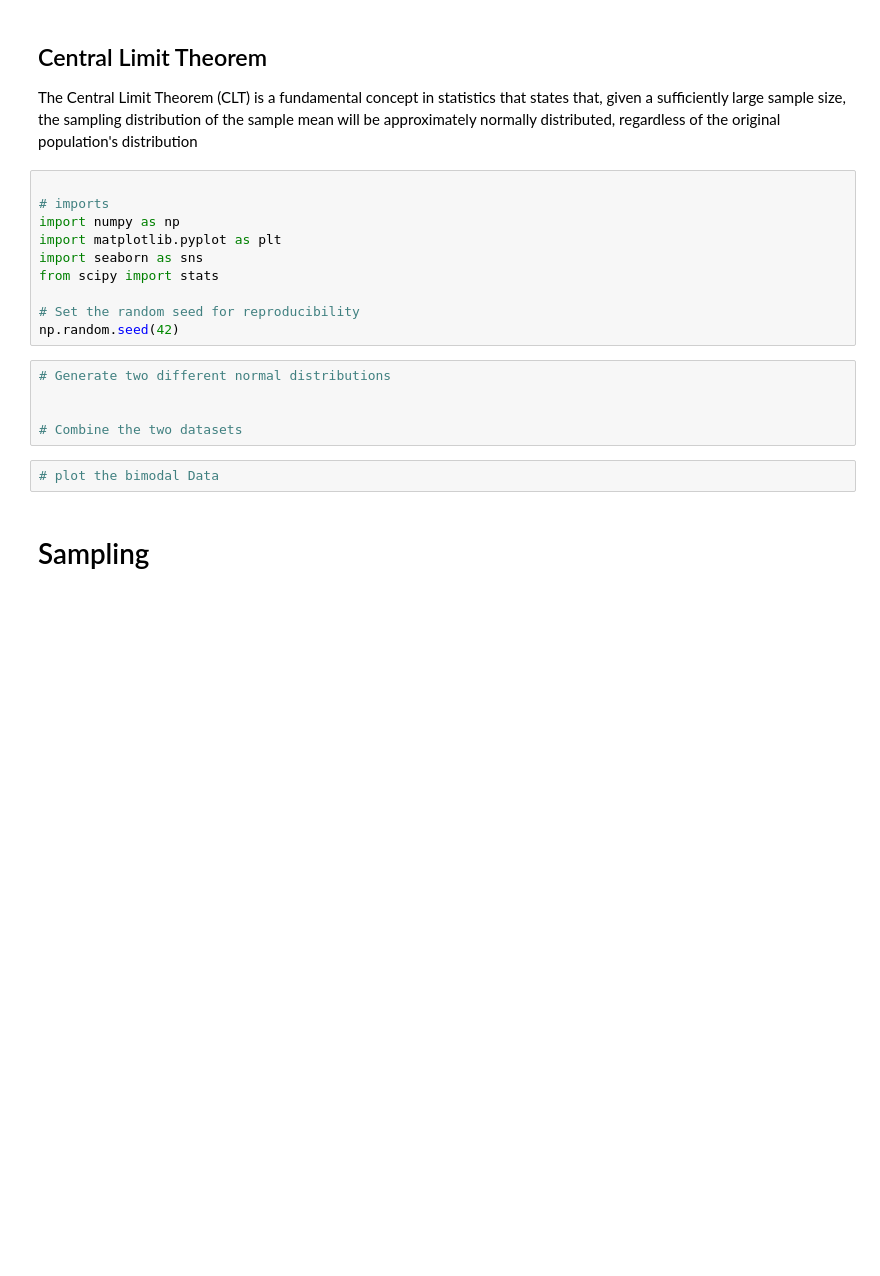
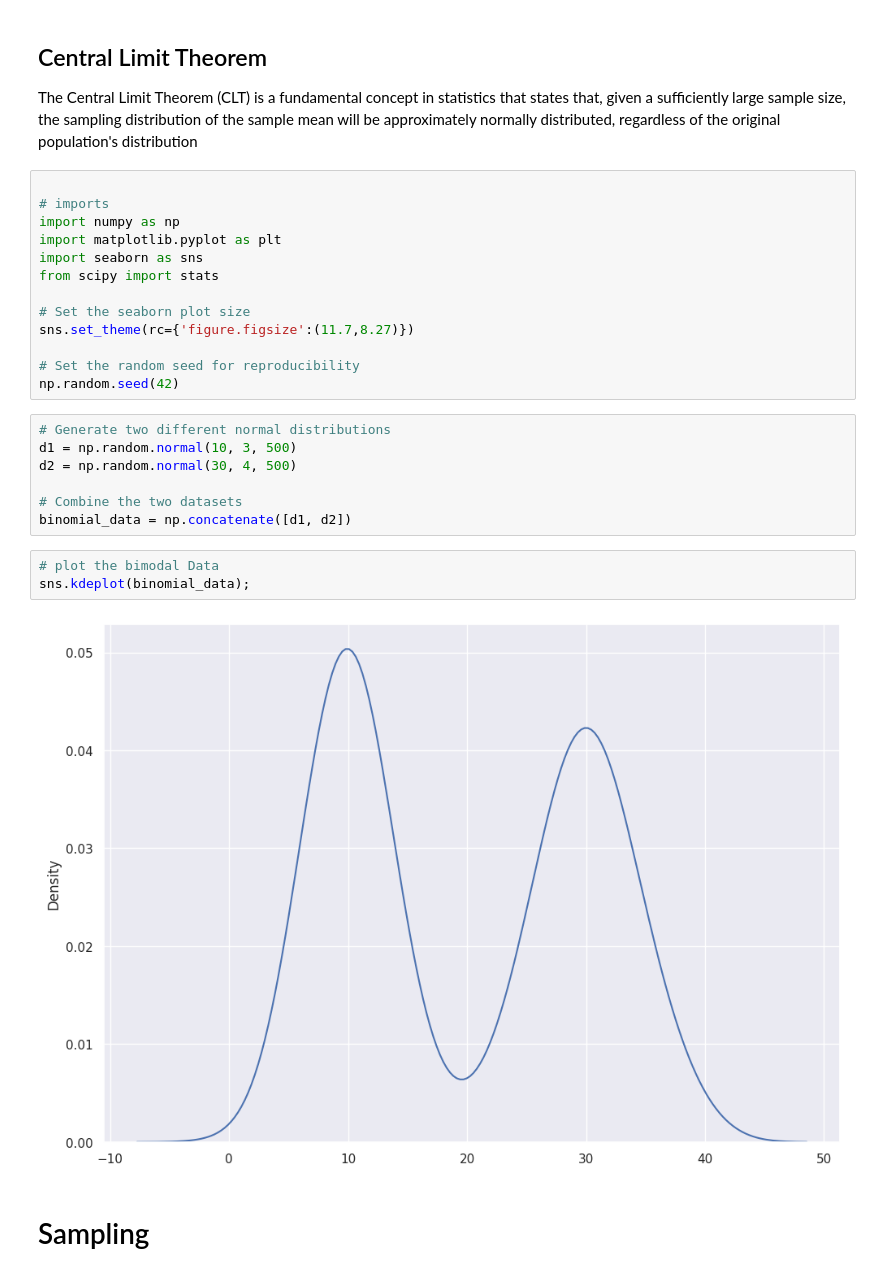
Before and after one commit to Patricknmaina/CLT_Confidence_intervals, a Jupyter notebook: index.ipynb, the cells around one changed output. Saved outputs shown, nothing was run; the diff lists cells and outputs as text; blank space fills up the shorter version.

```diff
--- a/index.ipynb
+++ b/index.ipynb
@@ -10,14 +10,22 @@ import matplotlib.pyplot as plt
 import seaborn as sns
 from scipy import stats
 
+# Set the seaborn plot size
+sns.set_theme(rc={'figure.figsize':(11.7,8.27)})
+
 # Set the random seed for reproducibility
 np.random.seed(42)
 # %%
 # Generate two different normal distributions
-
+d1 = np.random.normal(10, 3, 500)
+d2 = np.random.normal(30, 4, 500)
 
 # Combine the two datasets
+binomial_data = np.concatenate([d1, d2])
 # %%
 # plot the bimodal Data
+sns.kdeplot(binomial_data);
+# %% [output]
+[figure, added]
 # %% [markdown]
 # Sampling
```
Also changed, not shown: parts of 26 cells of this notebook.
